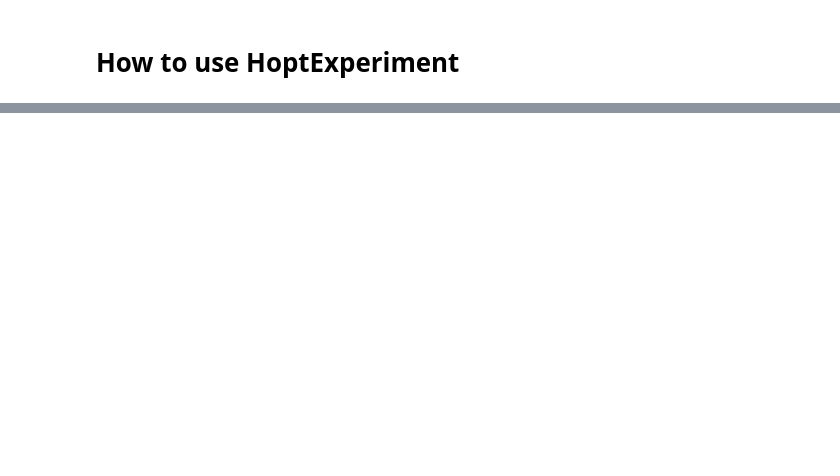
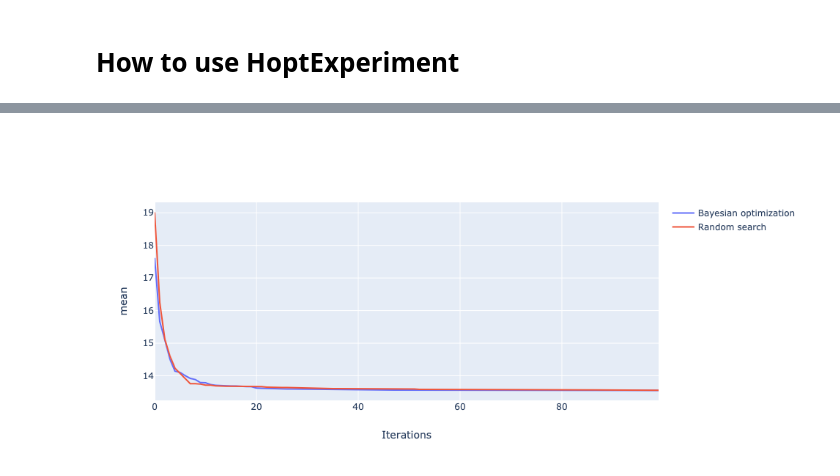
Before and after one commit to mateBakos/autoxgb, a Jupyter notebook: notebooks/exploratory/V1_use_naive_bayesian.ipynb, the cells around one changed output, grey strips where cells are left out. Drawn from its saved outputs; the diff is of its cells as text; code cells hidden in the pictures; blank space fills up the shorter version.

```diff
--- a/notebooks/exploratory/V1_use_naive_bayesian.ipynb
+++ b/notebooks/exploratory/V1_use_naive_bayesian.ipynb
@@ -65,0 +75,8 @@ visualize_hopt_exp_results(results, show='mean')
+# %%
+hopt_exp._iterations = 25
+# %%
+results_50 = hopt_exp.run_hopt_experiment()
+# %%
+visualize_hopt_exp_results(results_50, show='mean')
+# %% [output]
+[figure, added]
```
Also changed, not shown: parts of 10 cells of this notebook, 2 other files.
